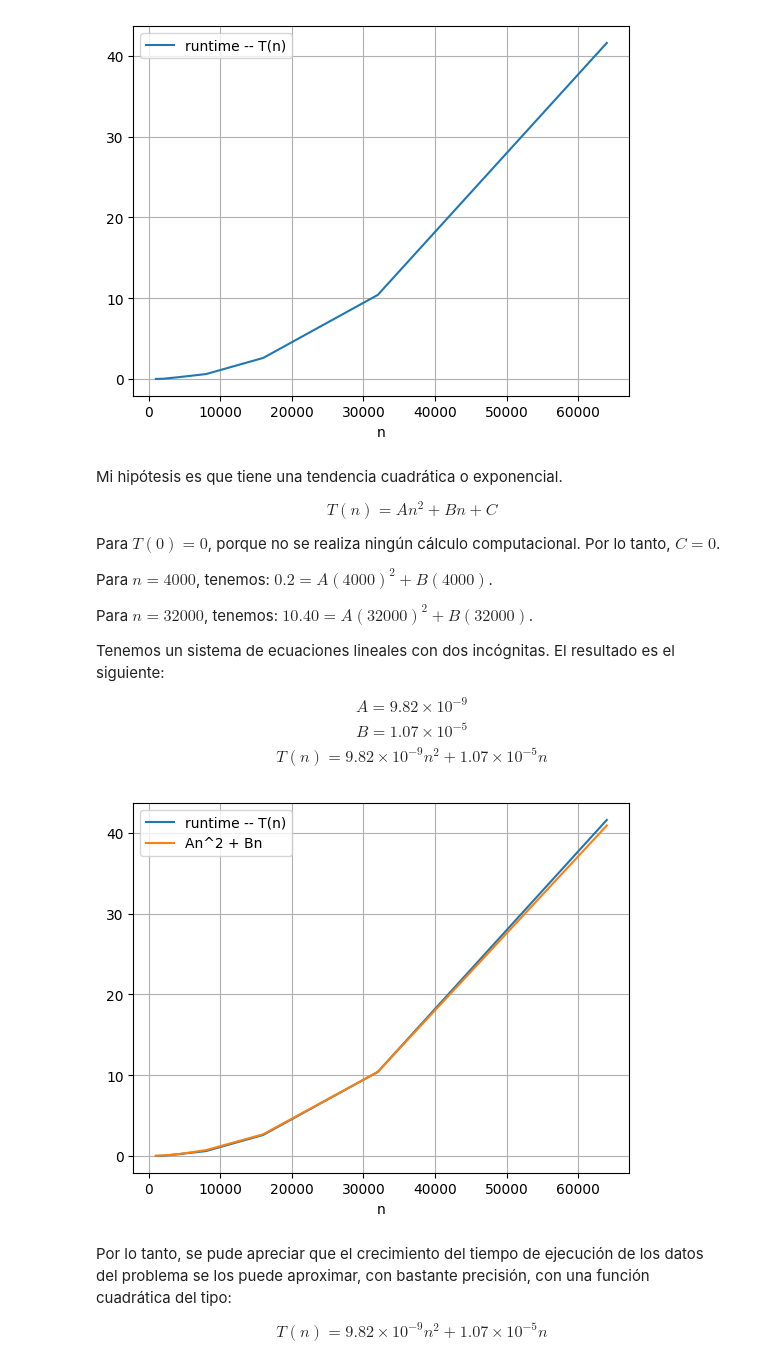
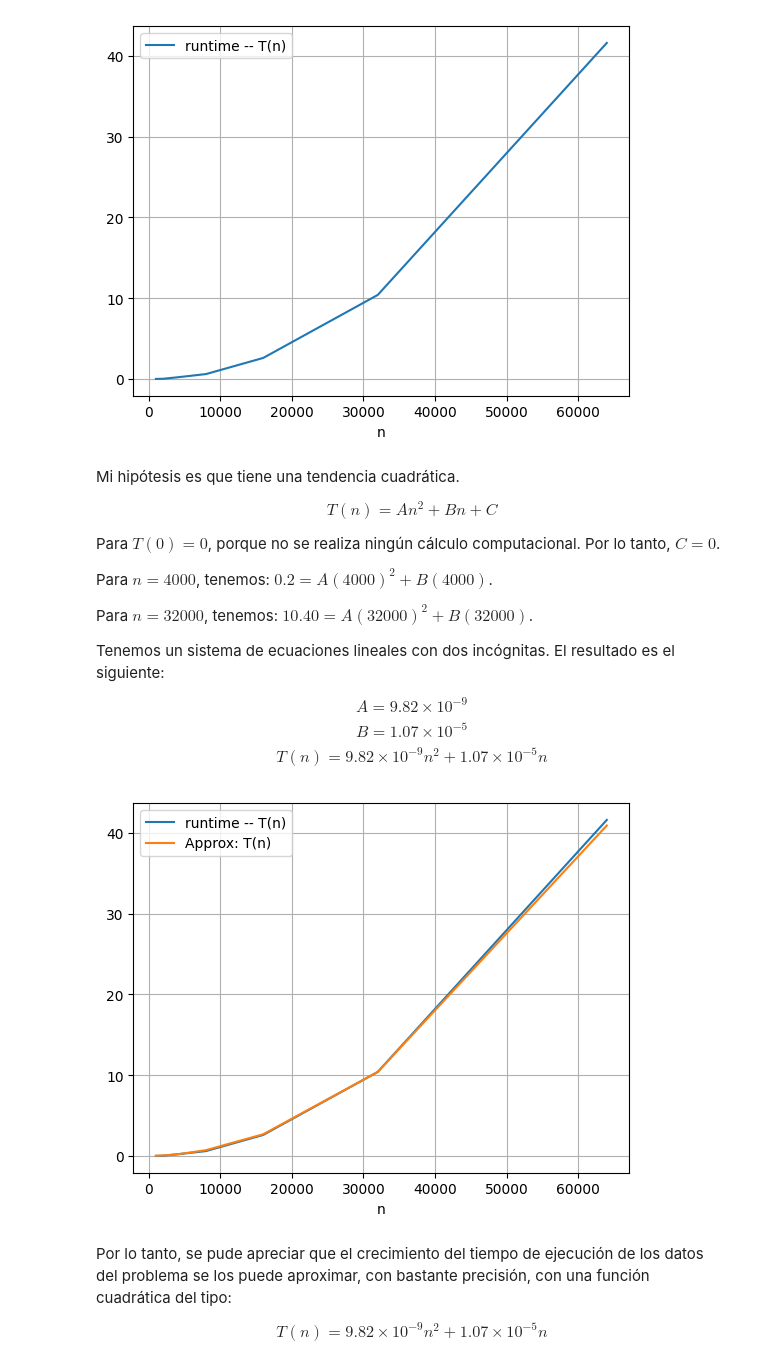
Before and after one commit to Gabeinstein/cmp-3002-fall22-gona, a Jupyter notebook: Deber 1/Deber1.ipynb, the cells around one changed output. Saved outputs shown, nothing was run; the diff lists cells and outputs as text; code cells hidden in the pictures.

```diff
--- a/Deber 1/Deber1.ipynb
+++ b/Deber 1/Deber1.ipynb
@@ -87,7 +78,7 @@ plt.grid()
 # %% [output]
 [figure]
 # %% [markdown]
-Mi hipótesis es que tiene una tendencia cuadrática o exponencial.
+Mi hipótesis es que tiene una tendencia cuadrática.
 
 $$T(n) = An^2 + Bn + C$$
 
@@ -103,16 +94,17 @@ $$ A = 9.82 \times 10^{-9}$$
 $$ B = 1.07 \times 10^{-5}$$
 $$ T(n) = 9.82 \times 10^{-9} n^2 + 1.07 \times 10^{-5} n $$
 # %%
-A1 = 9.82*10**(-9)
-B1 = 1.07*10**(-5)
+A = 9.82*10**(-9)      #Set. constantes
+B = 1.07*10**(-5)
 
-t1 = A1*n**2 + B1*n
-plot2['An^2 + Bn'] = t1
+t1 = A*n**2 + B*n       #Definimos el array de numpy del tiempo de la aproximacion
+plot2['Approx: T(n)'] = t1     #Añado en el DataFrame
 
-plot2.plot(x='n', y=['runtime -- T(n)','An^2 + Bn'])
+#Plot
+plot2.plot(x='n', y=['runtime -- T(n)','Approx: T(n)'])
 plt.grid()
 # %% [output]
-[figure, old version]
+[figure, new version]
 # %% [markdown]
 Por lo tanto, se pude apreciar que el crecimiento del tiempo de ejecución de los datos del problema se los puede aproximar, con bastante precisión, con una función cuadrática del tipo:
 
```
Also changed, not shown: parts of 24 cells of this notebook, 26 other files.
